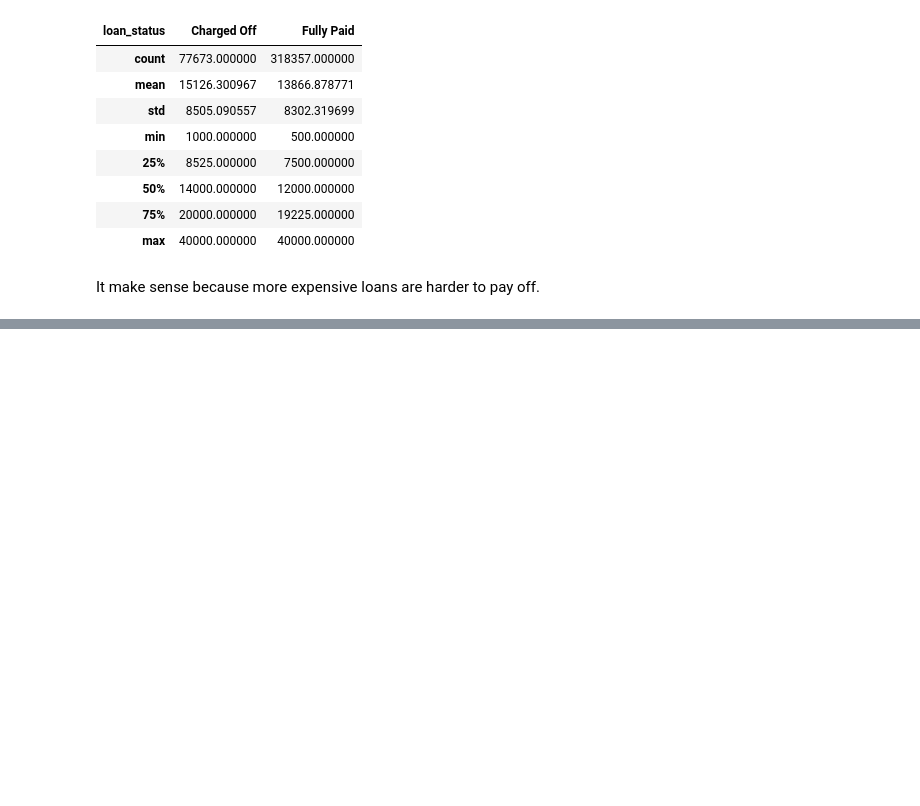
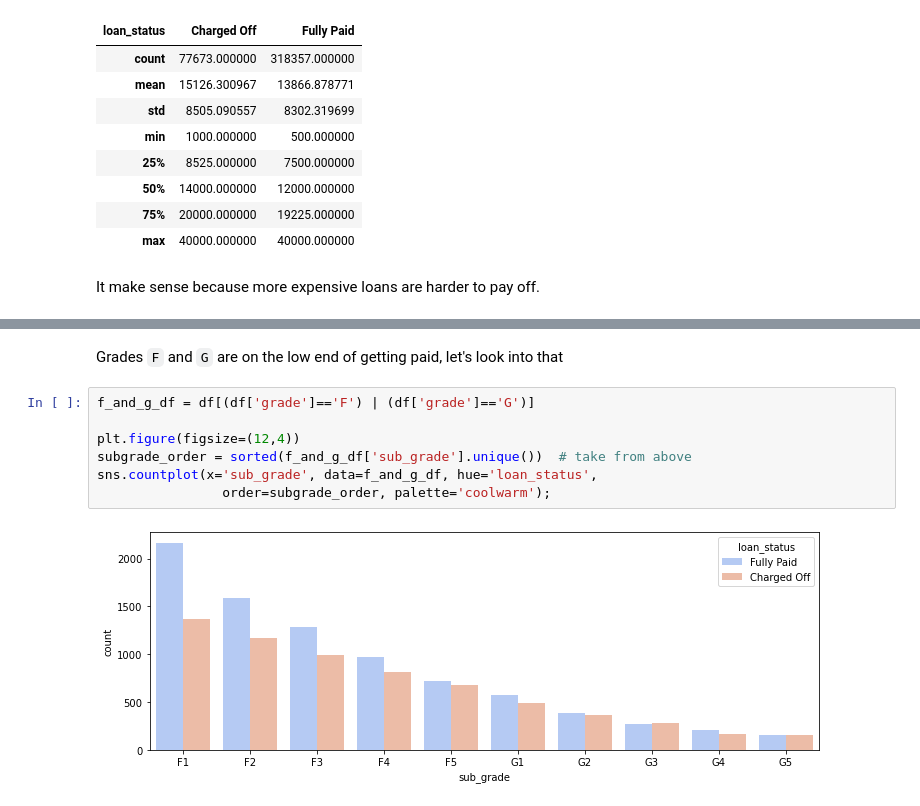
Before and after one commit to bdotbull/bb_learning_tf2_and_keras, a Jupyter notebook: topics/classification/classification_project.ipynb, the cells around one changed output, grey strips where cells are left out. Saved outputs shown, nothing was run; the diff lists cells and outputs as text; blank space fills up the shorter version.

```diff
--- a/topics/classification/classification_project.ipynb
+++ b/topics/classification/classification_project.ipynb
@@ -177,0 +206,11 @@ It make sense because more expensive loans are harder to pay off.
+# %% [markdown]
+Grades `F` and `G` are on the low end of getting paid, let's look into that
+# %%
+f_and_g_df = df[(df['grade']=='F') | (df['grade']=='G')]
+
+plt.figure(figsize=(12,4))
+subgrade_order = sorted(f_and_g_df['sub_grade'].unique())  # take from above
+sns.countplot(x='sub_grade', data=f_and_g_df, hue='loan_status',
+                order=subgrade_order, palette='coolwarm');
+# %% [output]
+[figure, added]
```
Also changed, not shown: parts of 5 cells of this notebook.
